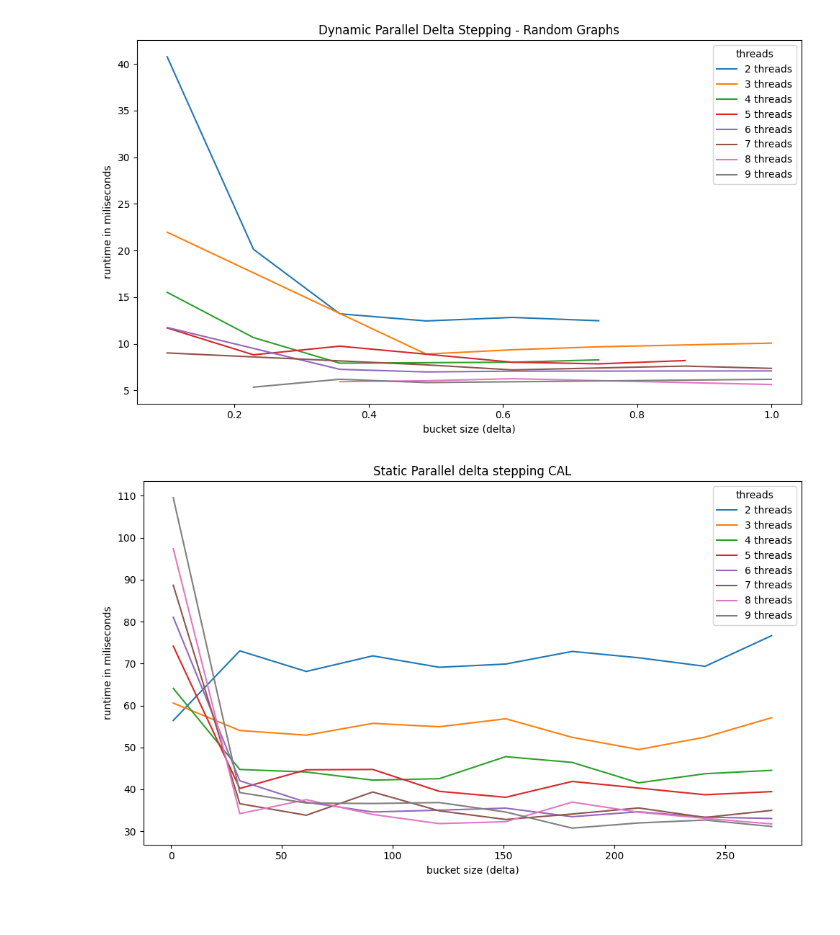
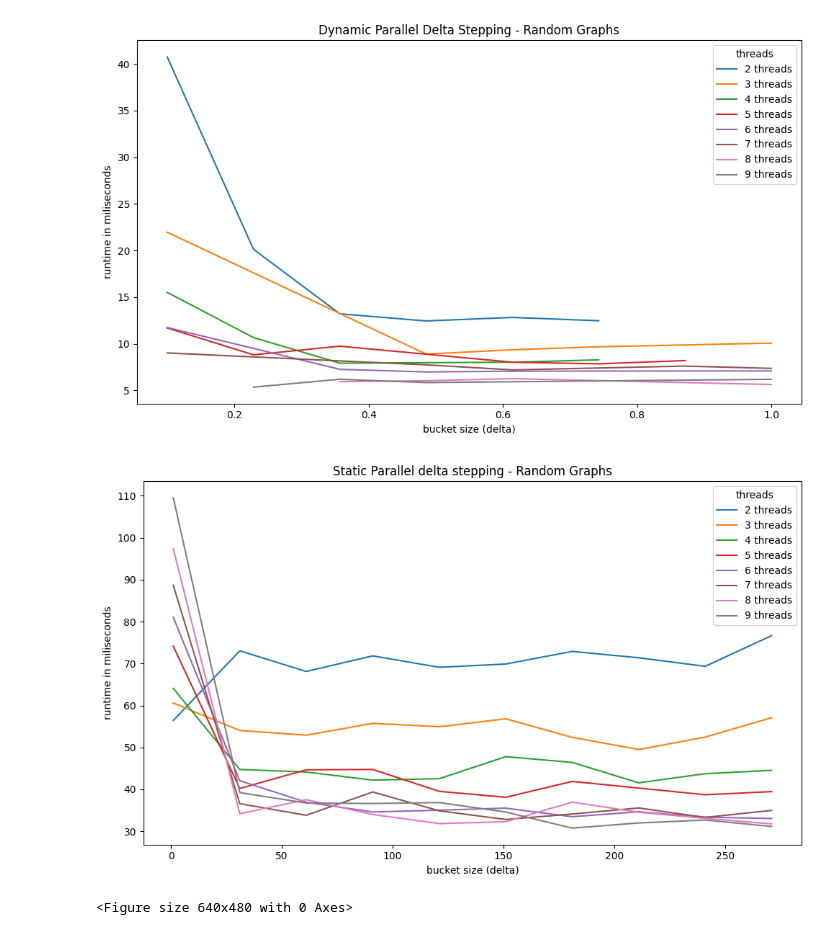
Before and after one commit to bruno-iorio/Concurrent-Project, a Jupyter notebook: benchmarking/plots.ipynb, the cells around one changed output. Saved outputs shown, nothing was run; the diff lists cells and outputs as text; code cells hidden in the pictures.

```diff
--- a/benchmarking/Untitled.ipynb
+++ b/benchmarking/plots.ipynb
@@ -61,21 +63,23 @@ plt.show()
 # %%
 csv_file = 'dsps_RandG_results.csv'
 
 df = pd.read_csv(csv_file)
 
 plt.figure(figsize=(10, 6))
 for threads in sorted(df['threads'].unique()):
     subset = df[df['threads'] == threads]
     plt.plot(subset['delta'], subset['time_es'], label=f"{threads} threads")
 
 plt.xlabel('bucket size (delta)')
 plt.ylabel('runtime in miliseconds')
-plt.title('Static Parallel delta stepping CAL')
+plt.title('Static Parallel delta stepping - Random Graphs')
 plt.legend(title='threads')
 plt.tight_layout()
 plt.show()
+plt.savefig("RG-dsps.png")
 # %% [output]
-[figure, old version]
+[figure, new version]
+<Figure size 640x480 with 0 Axes>
 # %%
 csv_file = 'dsps_RandG_results_fixedthread.csv'
 
```
Also changed, not shown: parts of 7 cells of this notebook, 6 other files.
